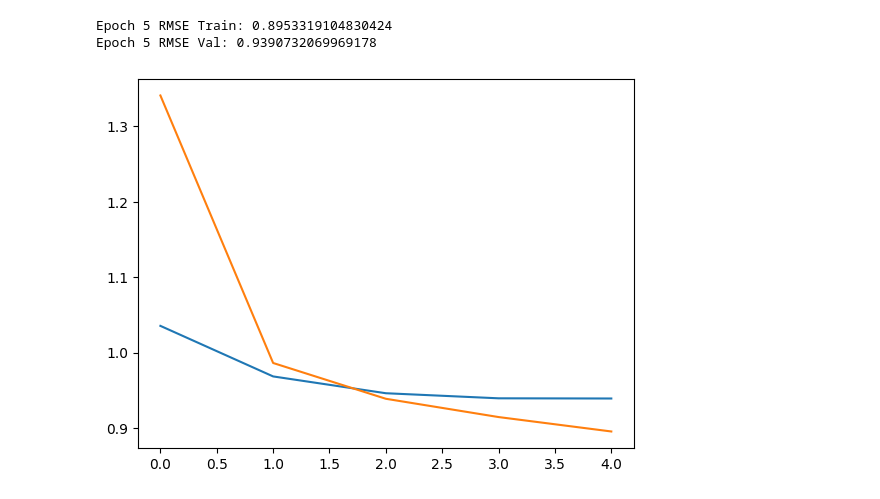
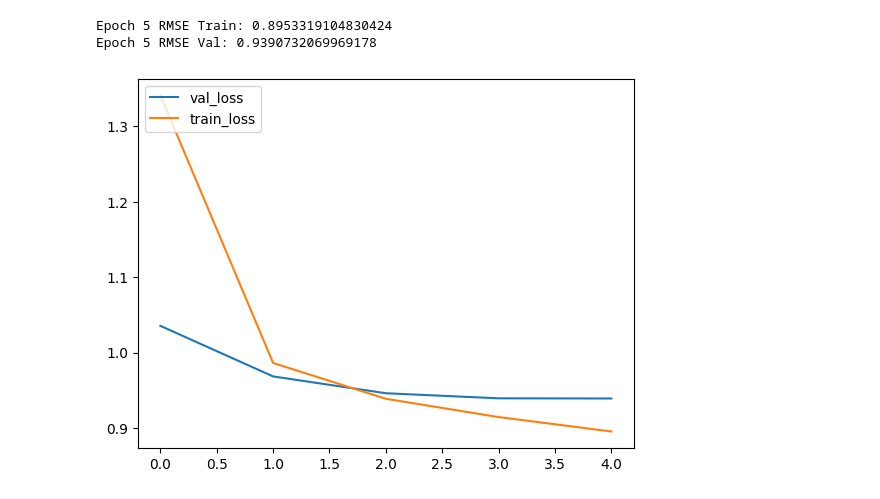
Before and after one commit to Dnau15/MovieRecommenderSystem, a Jupyter notebook: notebooks/2.0-collaborative_filtering.ipynb, the cells around one changed output. Saved outputs shown, nothing was run; the diff lists cells and outputs as text; code cells hidden in the pictures.

```diff
--- a/notebooks/2.0-collaborative_filtering.ipynb
+++ b/notebooks/2.0-collaborative_filtering.ipynb
@@ -296,11 +296,12 @@ Epoch 5 RMSE Train: 0.8953319104830424
 Epoch 5 RMSE Val: 0.9390732069969178
 # %%
 plt.figure()
-plt.plot(valid_loss_list)
-plt.plot(train_loss_list)
+plt.plot(valid_loss_list, label="val_loss")
+plt.plot(train_loss_list, label="train_loss")
+plt.legend(loc="upper left")
 plt.show()
 # %% [output]
-[figure, old version]
+[figure, new version]
 # %%
 from collections import defaultdict
 
```
Also changed, not shown: parts of 4 cells of this notebook.
